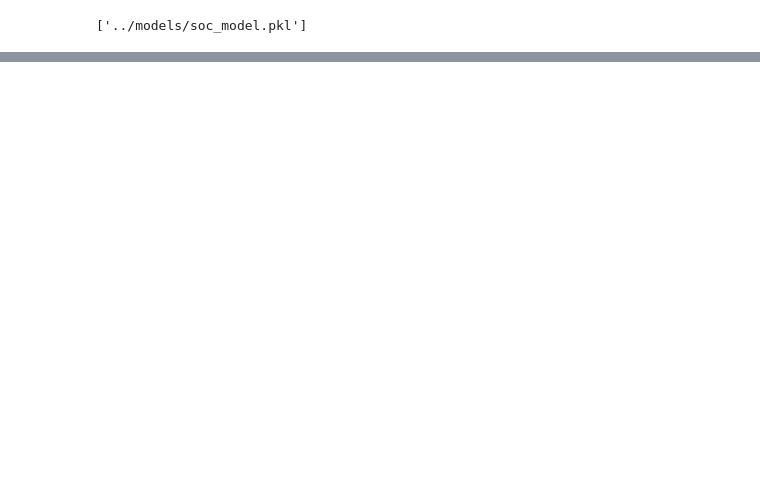
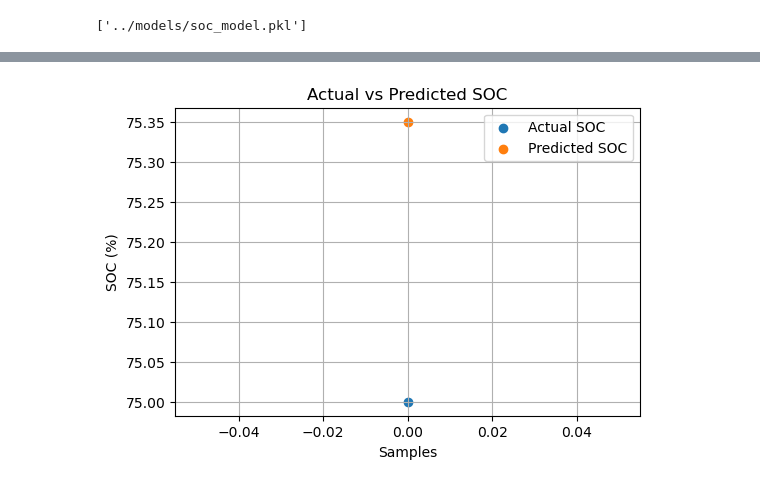
Before and after one commit to aaffu3154-debug/EV-Battery-SOC-Prediction, a Jupyter notebook: notebooks/soc_prediction.ipynb, the cells around one changed output, grey strips where cells are left out. Saved outputs shown, nothing was run; the diff lists cells and outputs as text; code cells hidden in the pictures; blank space fills up the shorter version.

```diff
--- a/notebooks/soc_prediction.ipynb
+++ b/notebooks/soc_prediction.ipynb
@@ -39,0 +107,14 @@ joblib.dump(model, '../models/soc_model.pkl')
+# %%
+y_pred = model.predict(X_test)
+# %%
+plt.figure(figsize=(6,4))
+plt.scatter(range(len(y_test)), y_test.values, label="Actual SOC")
+plt.scatter(range(len(y_pred)), y_pred, label="Predicted SOC")
+plt.xlabel("Samples")
+plt.ylabel("SOC (%)")
+plt.title("Actual vs Predicted SOC")
+plt.legend()
+plt.grid(True)
+plt.show()
+# %% [output]
+[figure, added]
```
Also changed, not shown: parts of 10 cells of this notebook, 4 other files.
